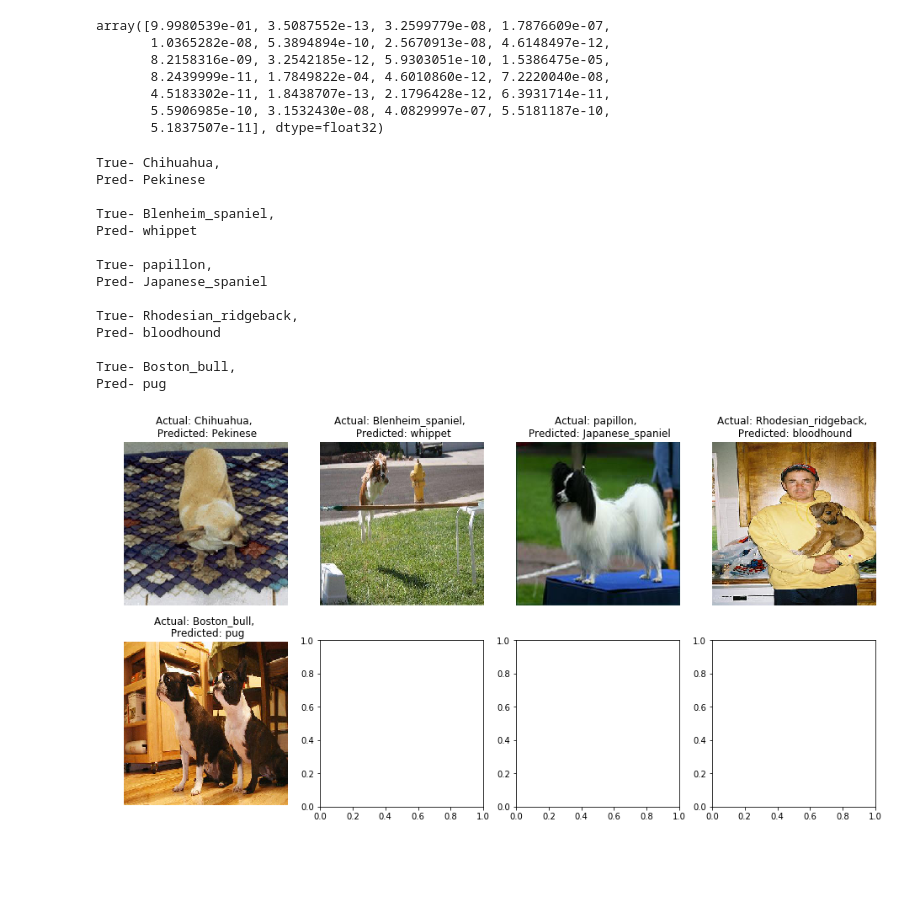
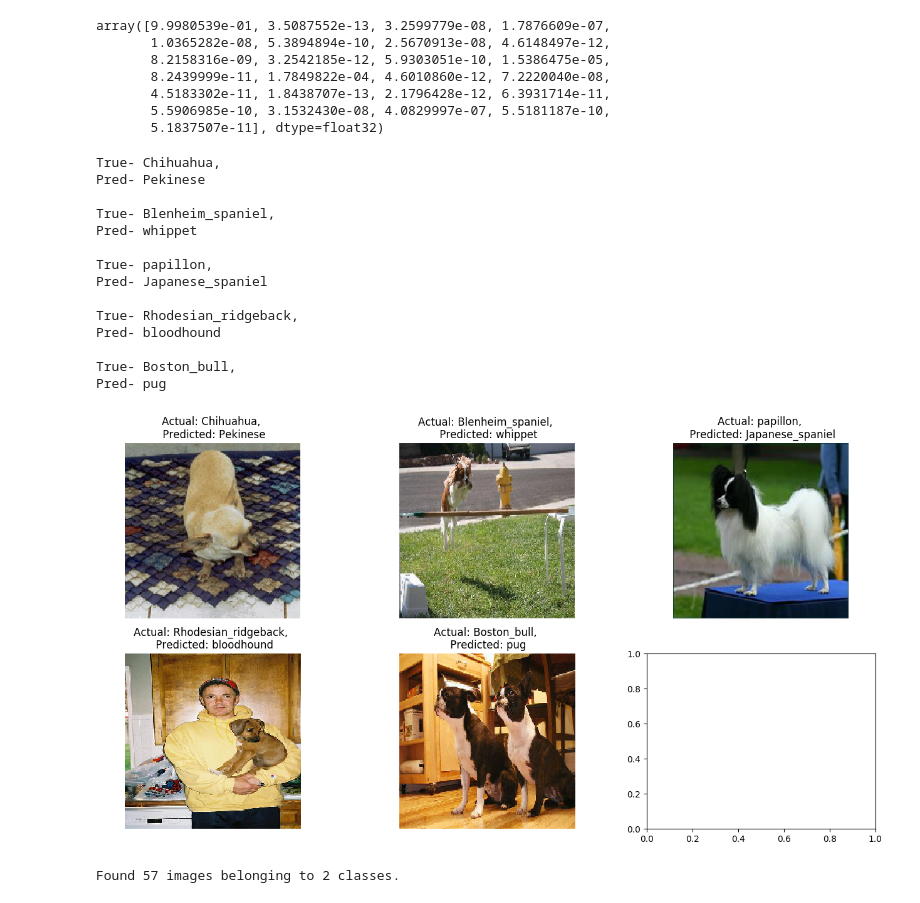
Before and after one commit to hberginc/Who-s_Your_Doggy, a Jupyter notebook: Visualize Predictions.ipynb, the cells around one changed output. Drawn from its saved outputs; the diff is of its cells as text; code cells hidden in the pictures; blank space fills up the shorter version.

```diff
--- a/Visualize Predictions.ipynb
+++ b/Visualize Predictions.ipynb
@@ -285,22 +305,22 @@ array([9.9980539e-01, 3.5087552e-13, 3.2599779e-08, 1.7876609e-07,
        5.5906985e-10, 3.1532430e-08, 4.0829997e-07, 5.5181187e-10,
        5.1837507e-11], dtype=float32)
 # %%
-fig, axs = plt.subplots(2,4, figsize = (16,8))
+fig, axs = plt.subplots(2,3, figsize = (16,8))
 
 plot_missclass(validation_generator, pred, axs = axs)
 # %% [output]
 True- Chihuahua,
 Pred- Pekinese
 
 True- Blenheim_spaniel,
 Pred- whippet
 
 True- papillon,
 Pred- Japanese_spaniel
 
 True- Rhodesian_ridgeback,
 Pred- bloodhound
 
 True- Boston_bull,
 Pred- pug
-[figure, old version]
+[figure, new version]
@@ -313,0 +329,13 @@ lst = ['MVIMG_20180623_100815.jpg',
+# %%
+pred_datagen = ImageDataGenerator(rescale=1./255)
+
+# this is a similar generator, for validation data
+pred_generator = pred_datagen.flow_from_directory(
+        rees_dir,
+        target_size=(229,229),
+        batch_size=37,
+        class_mode='categorical',
+        shuffle = False,
+        seed = 42)
+# %% [output]
+Found 57 images belonging to 2 classes.
```
Also changed, not shown: parts of 29 cells of this notebook, 5 other files.
